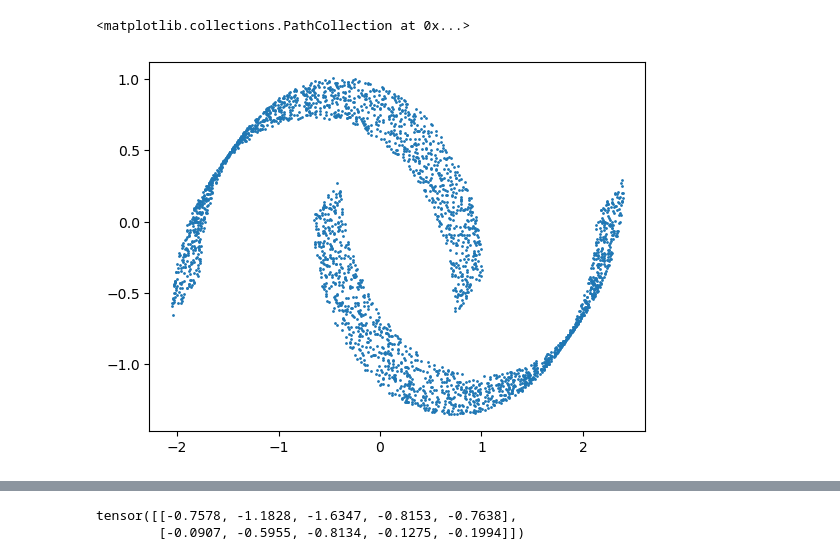
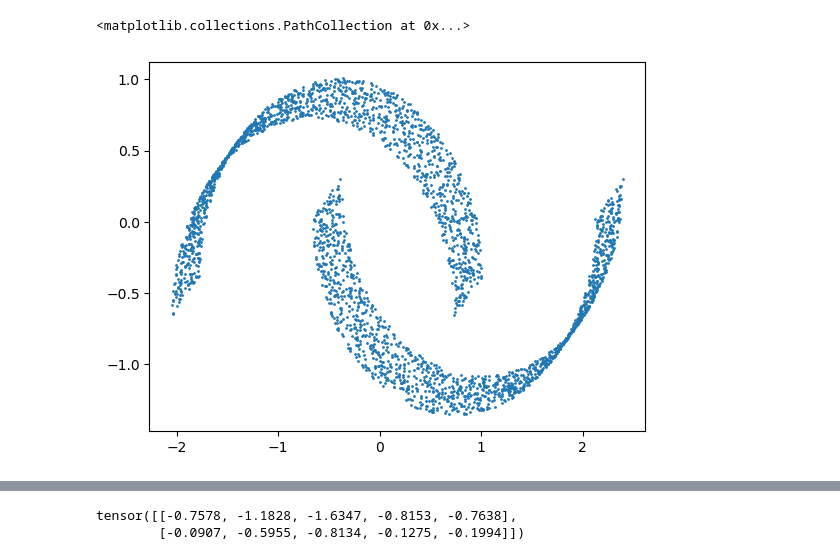
Before and after one commit to PanpanZheng-BNU/neuralODE, a Jupyter notebook: normalizingFlow/OT-flow.ipynb, the cells around one changed output, grey strips where cells are left out. Drawn from its saved outputs; the diff is of its cells as text; code cells hidden in the pictures.

```diff
--- a/normalizingFlow/OT-flow.ipynb
+++ b/normalizingFlow/OT-flow.ipynb
@@ -9,8 +13,8 @@ import matplotlib.pyplot as plt
 # %%
-plt.scatter(*generate_moon_data(n_samples=3000, noise=2e-1)[0].T, s=1.)
+plt.scatter(*generate_moon_data(n_samples=3001, noise=2e-1)[0].T, s=1.)
 # %% [output]
 <matplotlib.collections.PathCollection at 0x...>
-[figure, old version]
+[figure, new version]
 # %%
 class OdeFunc(nn.Module):
     def __init__(self, d: int, m:int, nTh: int):
```
Also changed, not shown: parts of 15 cells of this notebook.
